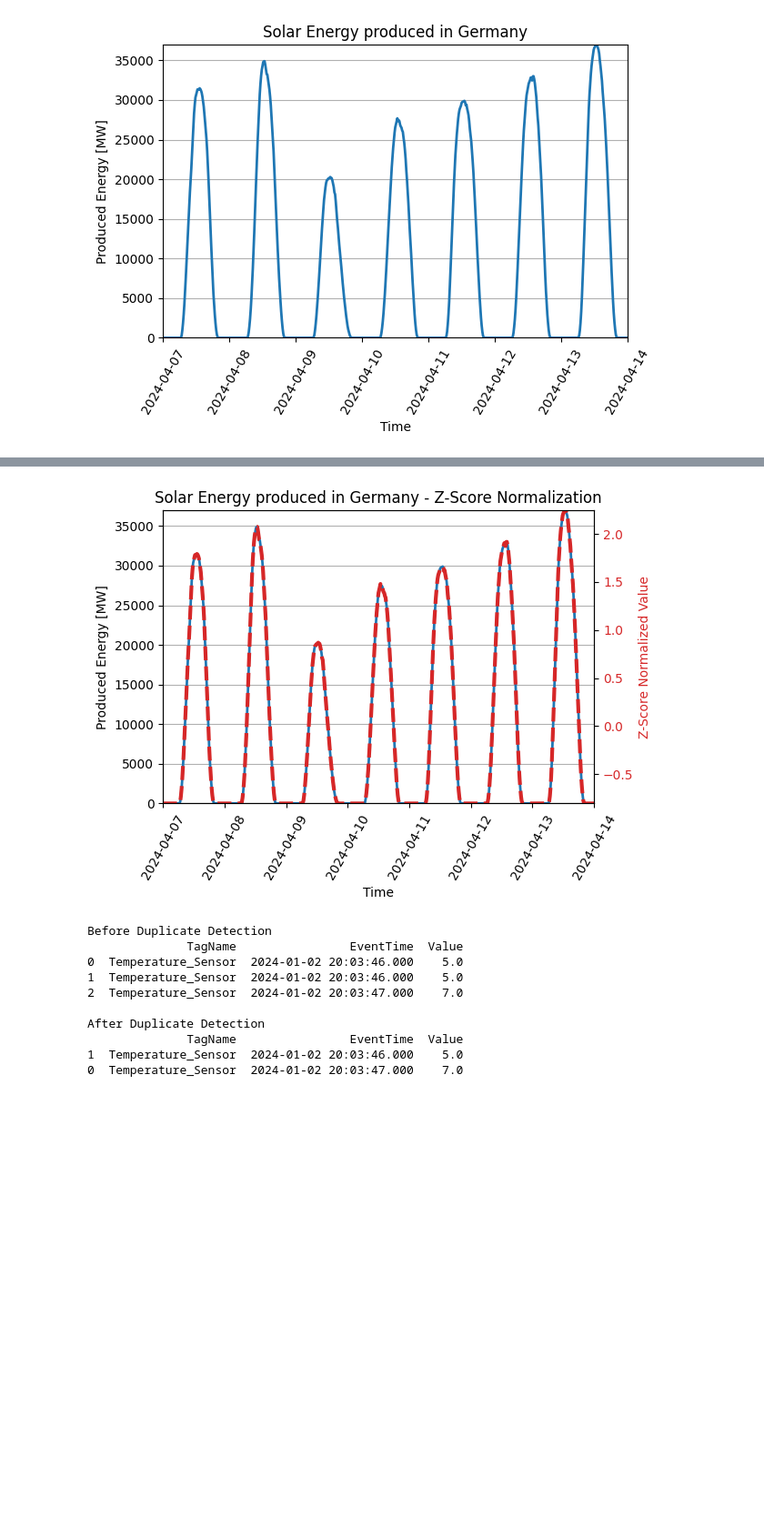
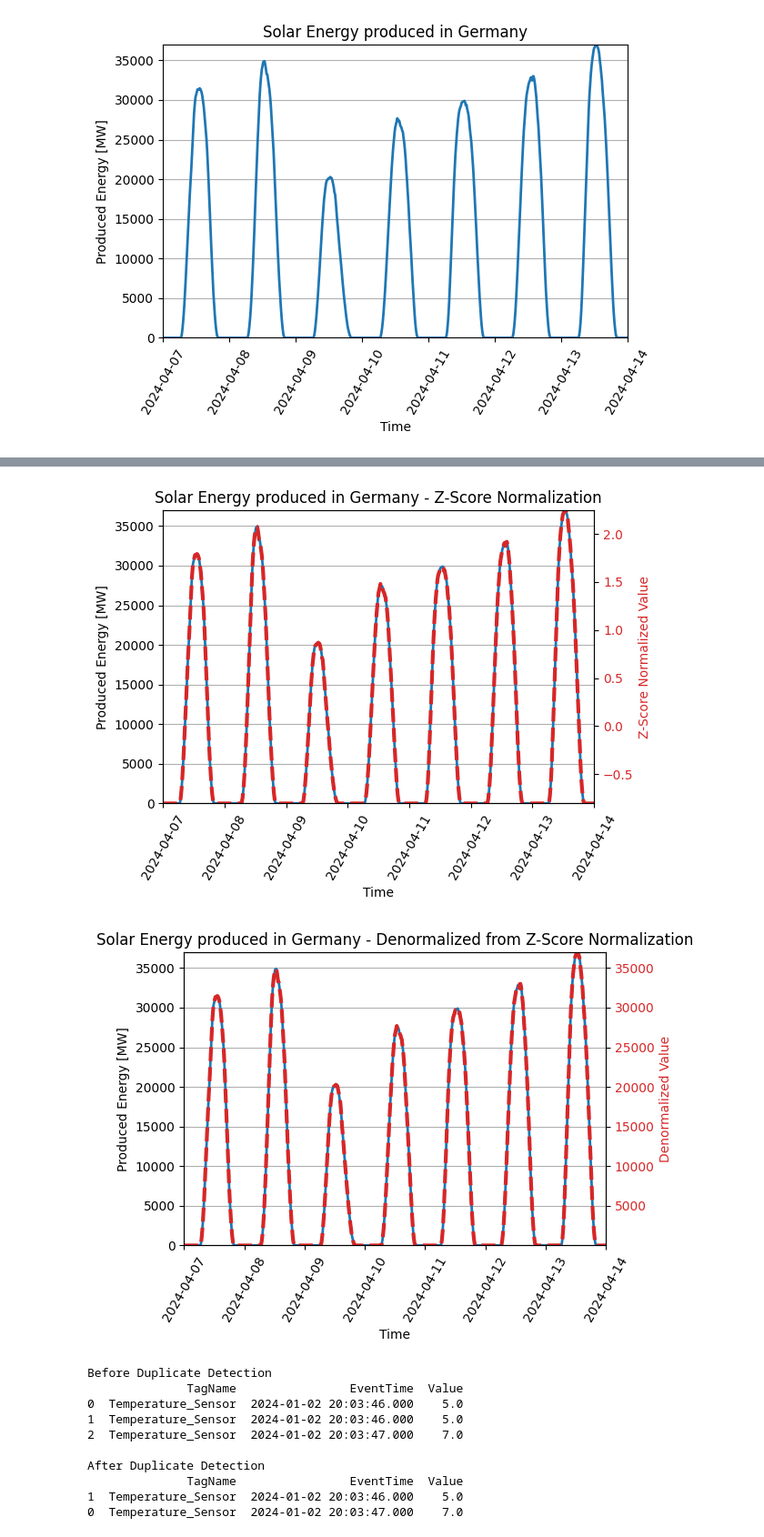
Before and after one commit to rtdip/core, a Jupyter notebook: notebook/showcase_notebook.ipynb, the cells around one changed output, grey strips where cells are left out. Shown at 91% size. Drawn from its saved outputs; the diff is of its cells as text; code cells hidden in the pictures; blank space fills up the shorter version.

```diff
--- a/notebook/showcase_notebook.ipynb
+++ b/notebook/showcase_notebook.ipynb
@@ -51,16 +44,16 @@ april_mid = pd.to_datetime('14.04.2024', dayfirst=True)
 
 april_df = df[april_2_week:april_mid]
 
-def create_normalization_plot(normalized_df = None, title = 'Solar Energy produced in Germany', ylabel_2 = 'Normalized Value'):
+def create_normalization_plot(input_df = april_df, normalized_df = None, title = 'Solar Energy produced in Germany', ylabel_2 = 'Normalized Value', share_y_axis = False):
     fig, ax = plt.subplots()
-    solar_line = ax.plot(april_df['Solar  - Actual Aggregated [MW]'], label='Solar', linewidth=2)
+    solar_line = ax.plot(input_df['Solar  - Actual Aggregated [MW]'], label='Solar', linewidth=2)
     ax.set_xlabel('Time')
     ax.set_xticks(ax.get_xticks())
     ax.set_xticklabels(ax.get_xticklabels(), rotation=60)
     ax.set_ylabel('Produced Energy [MW]')
     ax.set_title(title)
-    ax.set_ylim([0, april_df['Solar  - Actual Aggregated [MW]'].max()])
-    ax.set_xlim([april_2_week, april_mid])
+    ax.set_ylim([0, input_df['Solar  - Actual Aggregated [MW]'].max()])
+    ax.set_xlim([input_df.index.min(), input_df.index.max()])
     ax.grid(axis='y')
 
     if normalized_df is not None:
@@ -69,7 +62,7 @@ def create_normalization_plot(normalized_df = None, title = 'Solar Energy produc
         ax2.set_ylabel(ylabel_2, color=color)
         ax2.plot(normalized_df['value'], color=color, linewidth=3, linestyle = '--')
         ax2.tick_params(axis='y', labelcolor=color)
-        ax2.set_ylim([normalized_df['value'].min(), normalized_df['value'].max()])
+        ax2.set_ylim([normalized_df['value'].min(), normalized_df['value'].max()] if not share_y_axis else [0, input_df['Solar  - Actual Aggregated [MW]'].max()])
 
     fig.tight_layout()
     plt.show()
@@ -86,15 +79,20 @@ z_score_norm = NormalizationZScore(df=s_df, column_names=['value'],
                                    in_place=True)
 min_max_df = min_max_norm.filter().toPandas().set_index(april_df.index)
 mean_df = mean_norm.filter().toPandas().set_index(april_df.index)
-z_score_df = z_score_norm.filter().toPandas().set_index(april_df.index)
+z_score_df = z_score_norm.filter()
+denorm = Denormalization(df=z_score_df, normalization_to_revert=z_score_norm)
+z_score_df = z_score_df.toPandas().set_index(april_df.index)
+denorm_df = denorm.filter().toPandas().set_index(april_df.index)
 # %%
-create_normalization_plot(min_max_df, title='Solar Energy produced in Germany - Min Max Normalization', ylabel_2='Min Max Normalized Value')
-create_normalization_plot(mean_df, title='Solar Energy produced in Germany - Mean Normalization', ylabel_2='Mean Normalized Value')
-create_normalization_plot(z_score_df, title='Solar Energy produced in Germany - Z-Score Normalization', ylabel_2='Z-Score Normalized Value')
+create_normalization_plot(normalized_df=min_max_df, title='Solar Energy produced in Germany - Min Max Normalization', ylabel_2='Min Max Normalized Value')
+create_normalization_plot(normalized_df=mean_df, title='Solar Energy produced in Germany - Mean Normalization', ylabel_2='Mean Normalized Value')
+create_normalization_plot(normalized_df=z_score_df, title='Solar Energy produced in Germany - Z-Score Normalization', ylabel_2='Z-Score Normalized Value')
+create_normalization_plot(normalized_df=denorm_df, title='Solar Energy produced in Germany - Denormalized from Z-Score Normalization', ylabel_2='Denormalized Value')
 # %% [output]
 [figure]
 [figure]
 [figure]
+[figure, added]
 # %%
 ### Duplicate Detection
 # %%
```
Also changed, not shown: parts of 3 cells of this notebook.
